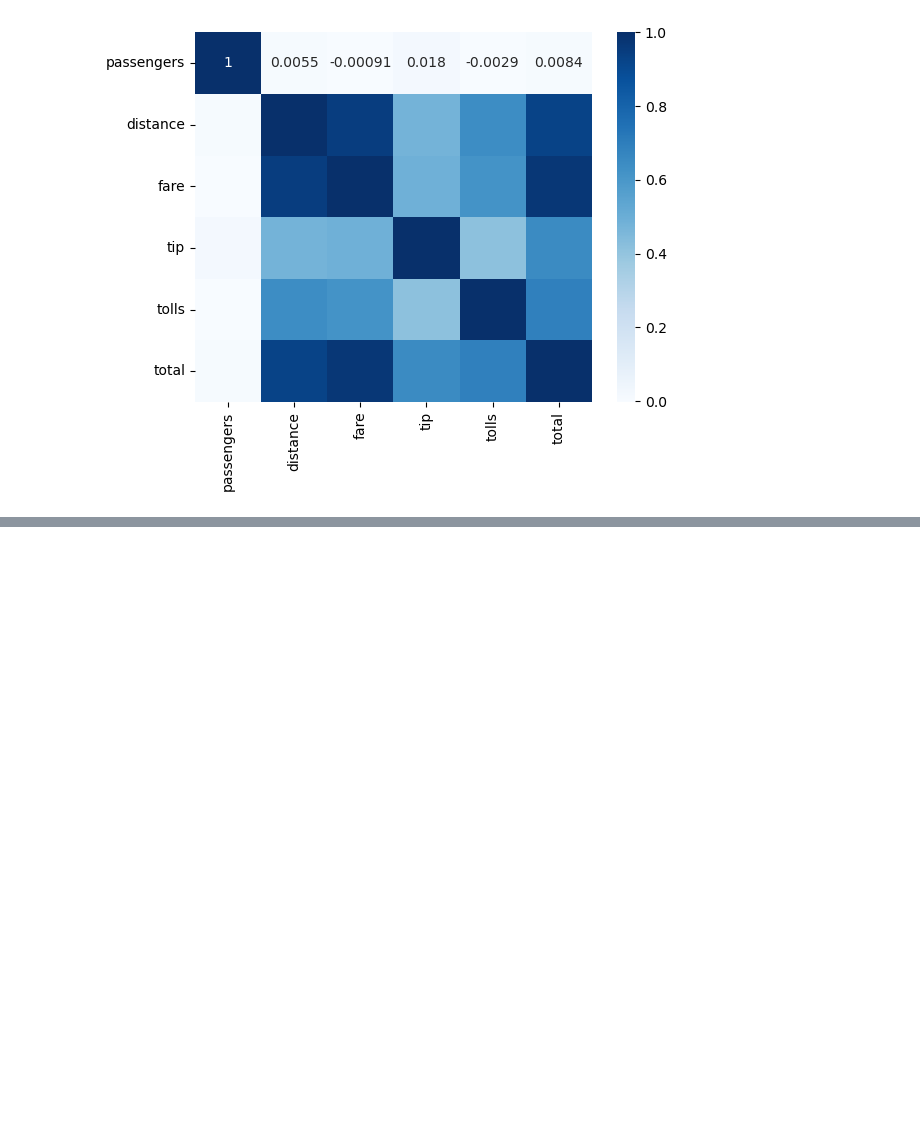
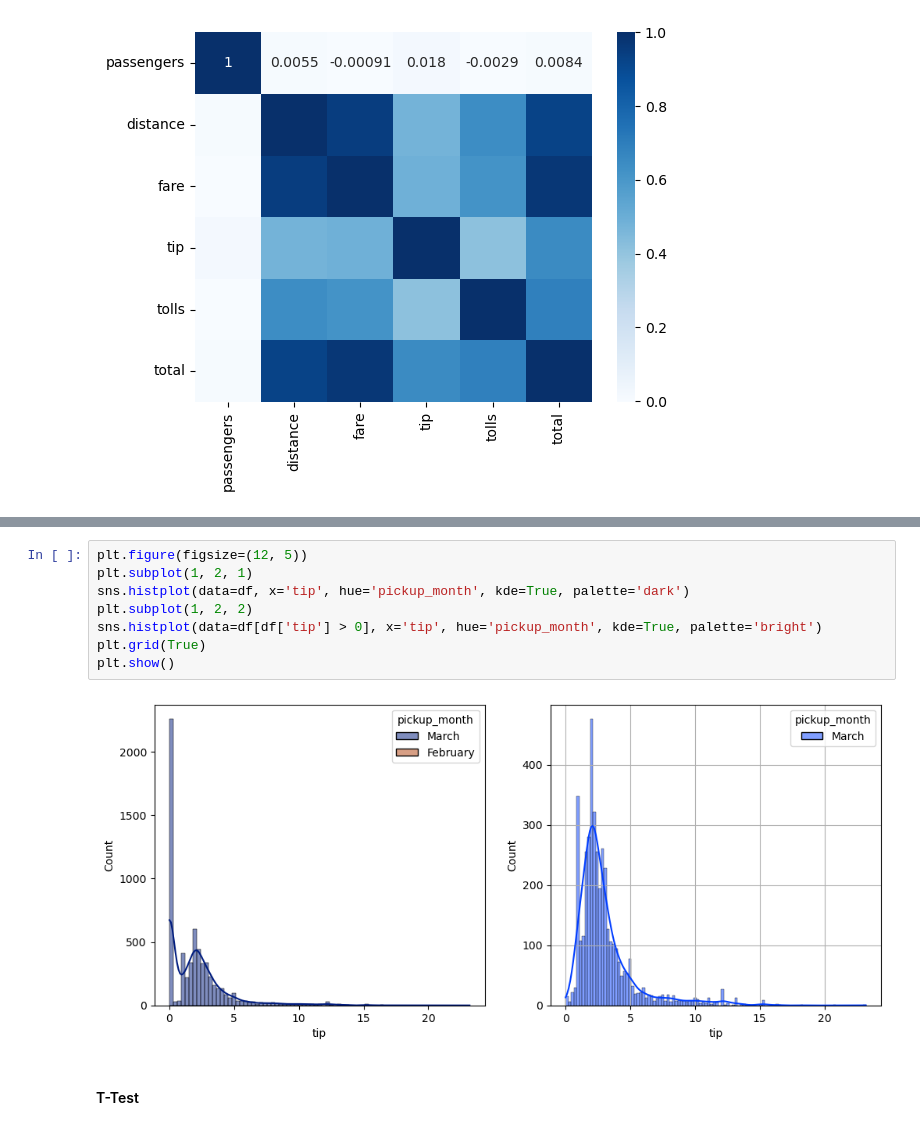
Before and after one commit to akashgardas/Machine-Learning, a Jupyter notebook: Linear_Regression_MLR/Taxies_Data_Seaborn/MLR_EDA_taxis_seaborn.ipynb, the cells around one changed output, grey strips where cells are left out. Drawn from its saved outputs; the diff is of its cells as text; blank space fills up the shorter version.

```diff
--- a/Linear_Regression_MLR/Taxies_Data_Seaborn/MLR_EDA_taxis_seaborn.ipynb
+++ b/Linear_Regression_MLR/Taxies_Data_Seaborn/MLR_EDA_taxis_seaborn.ipynb
@@ -886,0 +1095,12 @@ sns.heatmap(df[['passengers', 'distance', 'fare', 'tip', 'tolls',
+# %%
+plt.figure(figsize=(12, 5))
+plt.subplot(1, 2, 1)
+sns.histplot(data=df, x='tip', hue='pickup_month', kde=True, palette='dark')
+plt.subplot(1, 2, 2)
+sns.histplot(data=df[df['tip'] > 0], x='tip', hue='pickup_month', kde=True, palette='bright')
+plt.grid(True)
+plt.show()
+# %% [output]
+[figure, added]
+# %% [markdown]
+#### T-Test
```
Also changed, not shown: parts of 102 cells of this notebook.
